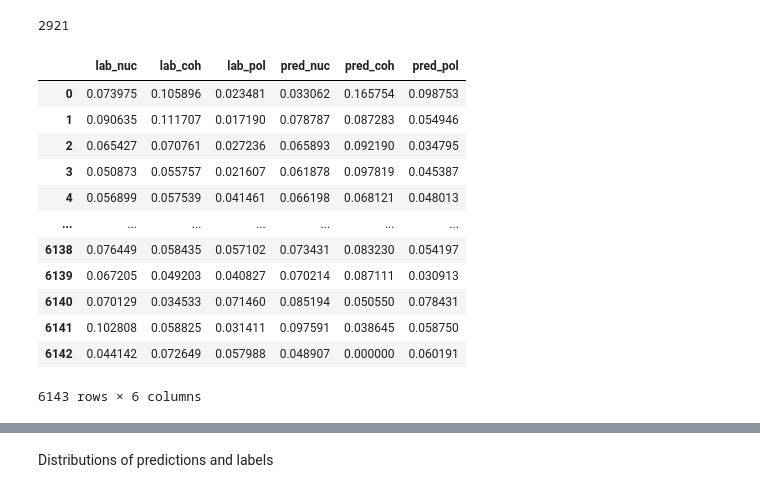
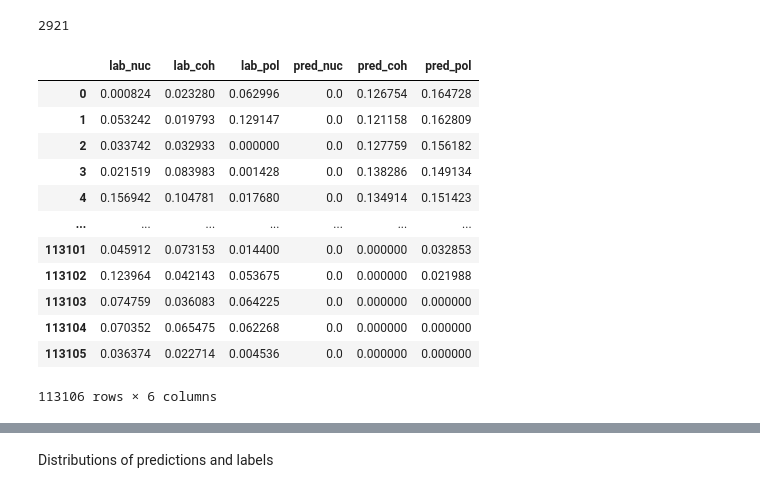
Before and after one commit to Alexwestbrook/mnhn-internship_DeepCNN_ChIP-seq, a Jupyter notebook: Generating_sequences.ipynb, the cells around one changed output, grey strips where cells are left out. Drawn from its saved outputs; the diff is of its cells as text; code cells hidden in the pictures.

Commit message:
updates with kmers using dataframes

```diff
--- a/Generating_sequences.ipynb
+++ b/Generating_sequences.ipynb
@@ -1342,6 +1342,30 @@ np.sum(counts // 2)
 # %% [output]
 2921
 # %%
+binsize = 100
+
+window_labels = {}
+for key in labels_nuc.keys():
+    window_labels[key] = np.mean(
+        utils.chunk_regions(
+            np.concatenate(
+                [arr.reshape(-1, 1) for arr in (labels_nuc[key], labels_coh[key], labels_pol[key])],
+                axis=1),
+            binsize),
+        axis=1)
+window_labels_yeast = np.concatenate([v for k, v in window_labels.items() if k[:3]=='chr'])
+
+window_preds = {}
+for key in preds_nuc.keys():
+    window_preds[key] = np.mean(
+        utils.chunk_regions(
+            np.concatenate(
+                [arr.reshape(-1, 1) for arr in (preds_nuc[key] / thres_pred_nm, preds_coh[key] / thres_pred_cm, preds_pol[key] / thres_pred_pm)],
+                axis=1),
+            binsize),
+        axis=1)
+window_preds_yeast = np.concatenate([v for k, v in window_preds.items() if k[:3]=='chr'])
+
 window_preds_rand = {}
 fnuc = np.load(Path(data_dir, species, 'results', 'models_etienne', 'random_seqs', 'preds_all_reps_myco_nucleosome_on_random_genome_as_yeast1.npz'))
 fcoh = np.load(Path(data_dir, species, 'results', 'models_etienne', 'random_seqs', 'preds_all_reps_myco_cohesine_on_random_genome_as_yeast1.npz'))
@@ -1352,7 +1376,7 @@ for key in fnuc.keys():
             np.concatenate(
                 [arr.reshape(-1, 1) for arr in (fnuc[key][:, 0] / thres_pred_nm, fcoh[key][:, 0] / thres_pred_cm, fpol[key][:, 0] / thres_pred_pm)],
                 axis=1),
-            2000),
+            binsize),
     axis=1)
 fnuc.close()
 fcoh.close()
@@ -1361,24 +1385,24 @@ window_preds_rand = np.concatenate(list(window_preds_rand.values()))
 # %%
 window_yeast = pd.concat(
     [pd.DataFrame(window_labels_yeast, columns=['lab_nuc', 'lab_coh', 'lab_pol']),
      pd.DataFrame(window_preds_yeast, columns=['pred_nuc', 'pred_coh', 'pred_pol'])],
     axis=1)
-window_rand = pd.DataFrame(window_preds_rand, columns=['pred_nuc', 'pred_coh', 'pred_pol'])
+window_rand = pd.DataFrame(window_preds_rand, columns=['pred_nuc_rand', 'pred_coh_rand', 'pred_pol_rand'])
 window_yeast
 # %% [output]
 |  | lab_nuc | lab_coh | lab_pol | pred_nuc | pred_coh | pred_pol |
-| 0 | 0.073975 | 0.105896 | 0.023481 | 0.033062 | 0.165754 | 0.098753 |
-| 1 | 0.090635 | 0.111707 | 0.017190 | 0.078787 | 0.087283 | 0.054946 |
-| 2 | 0.065427 | 0.070761 | 0.027236 | 0.065893 | 0.092190 | 0.034795 |
-| 3 | 0.050873 | 0.055757 | 0.021607 | 0.061878 | 0.097819 | 0.045387 |
-| 4 | 0.056899 | 0.057539 | 0.041461 | 0.066198 | 0.068121 | 0.048013 |
+| 0 | 0.000824 | 0.023280 | 0.062996 | 0.0 | 0.126754 | 0.164728 |
+| 1 | 0.053242 | 0.019793 | 0.129147 | 0.0 | 0.121158 | 0.162809 |
+| 2 | 0.033742 | 0.032933 | 0.000000 | 0.0 | 0.127759 | 0.156182 |
+| 3 | 0.021519 | 0.083983 | 0.001428 | 0.0 | 0.138286 | 0.149134 |
+| 4 | 0.156942 | 0.104781 | 0.017680 | 0.0 | 0.134914 | 0.151423 |
 | ... | ... | ... | ... | ... | ... | ... |
-| 6138 | 0.076449 | 0.058435 | 0.057102 | 0.073431 | 0.083230 | 0.054197 |
-| 6139 | 0.067205 | 0.049203 | 0.040827 | 0.070214 | 0.087111 | 0.030913 |
-| 6140 | 0.070129 | 0.034533 | 0.071460 | 0.085194 | 0.050550 | 0.078431 |
-| 6141 | 0.102808 | 0.058825 | 0.031411 | 0.097591 | 0.038645 | 0.058750 |
-| 6142 | 0.044142 | 0.072649 | 0.057988 | 0.048907 | 0.000000 | 0.060191 |
+| 113101 | 0.045912 | 0.073153 | 0.014400 | 0.0 | 0.000000 | 0.032853 |
+| 113102 | 0.123964 | 0.042143 | 0.053675 | 0.0 | 0.000000 | 0.021988 |
+| 113103 | 0.074759 | 0.036083 | 0.064225 | 0.0 | 0.000000 | 0.000000 |
+| 113104 | 0.070352 | 0.065475 | 0.062268 | 0.0 | 0.000000 | 0.000000 |
+| 113105 | 0.036374 | 0.022714 | 0.004536 | 0.0 | 0.000000 | 0.000000 |
-6143 rows × 6 columns
+113106 rows × 6 columns
 # %%
 window_gc = {}
 window_one_hot = {}
```
Also changed, not shown: parts of 26 cells of this notebook.
